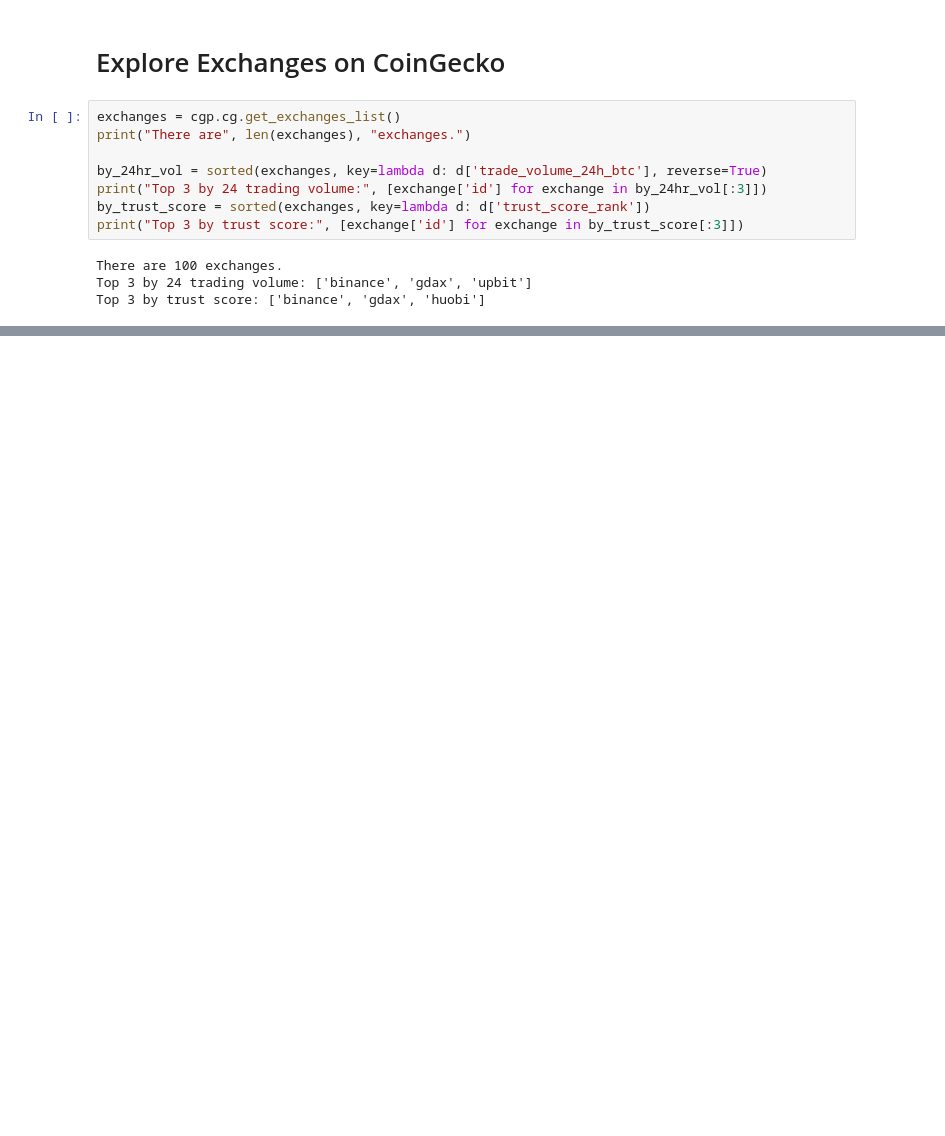
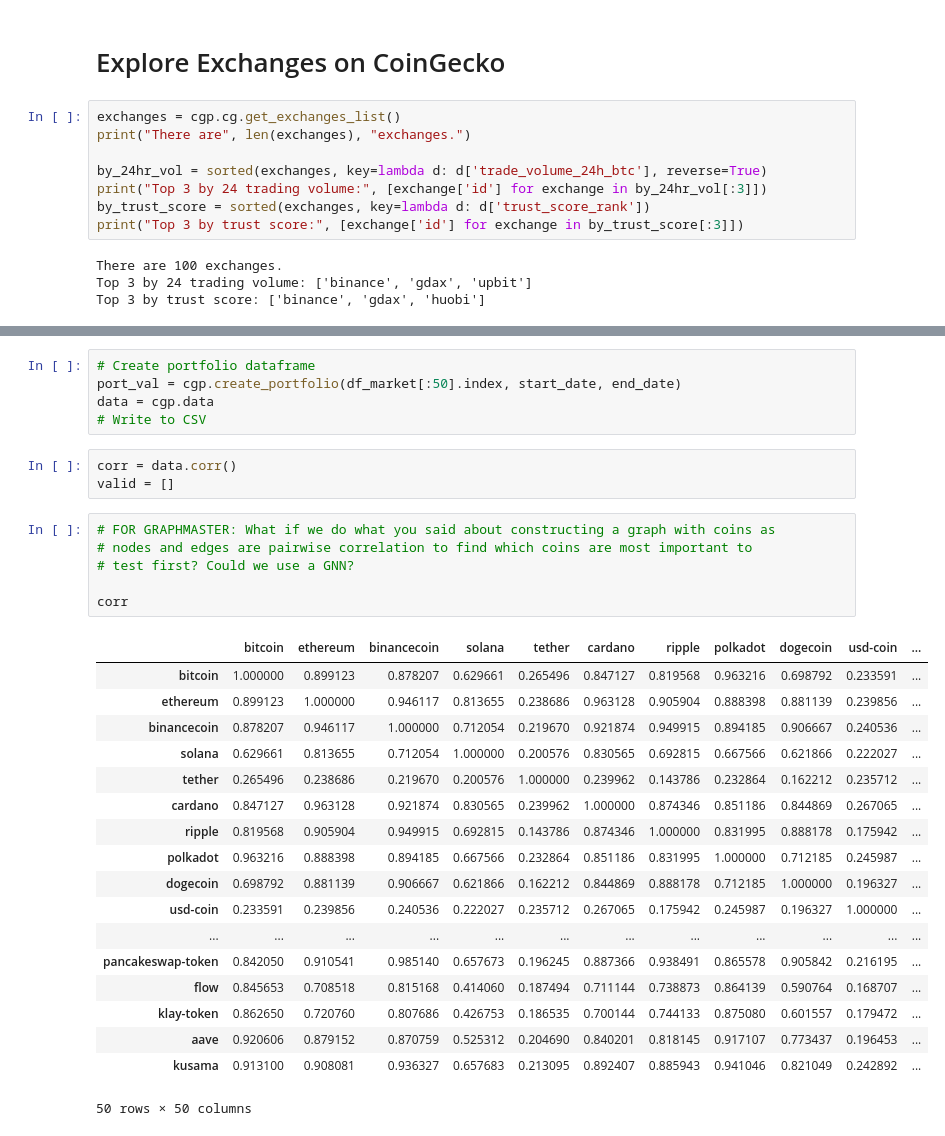
Before and after one commit to jcanedo279/cointegridy, a Jupyter notebook: src/cointegration.ipynb, the cells around one changed output, grey strips where cells are left out. Cells and saved outputs as stored; diff of their text form; blank space fills up the shorter version.

Commit message:
Coin search

```diff
--- a/src/cointegration.ipynb
+++ b/src/cointegration.ipynb
@@ -258,0 +280,33 @@ tickers = cgp.cg.get_exchanges_tickers_by_id(binance['id'])
+# %%
+# Create portfolio dataframe
+port_val = cgp.create_portfolio(df_market[:50].index, start_date, end_date)
+data = cgp.data
+# Write to CSV
+# %%
+corr = data.corr()
+valid = []
+# %%
+# FOR GRAPHMASTER: What if we do what you said about constructing a graph with coins as
+# nodes and edges are pairwise correlation to find which coins are most important to
+# test first? Could we use a GNN?
+
+corr
+# %% [output]
+|  | bitcoin | ethereum | binancecoin | solana | tether | cardano | ripple | polkadot | dogecoin | usd-coin | ... |
+| bitcoin | 1.000000 | 0.899123 | 0.878207 | 0.629661 | 0.265496 | 0.847127 | 0.819568 | 0.963216 | 0.698792 | 0.233591 | ... |
+| ethereum | 0.899123 | 1.000000 | 0.946117 | 0.813655 | 0.238686 | 0.963128 | 0.905904 | 0.888398 | 0.881139 | 0.239856 | ... |
+| binancecoin | 0.878207 | 0.946117 | 1.000000 | 0.712054 | 0.219670 | 0.921874 | 0.949915 | 0.894185 | 0.906667 | 0.240536 | ... |
+| solana | 0.629661 | 0.813655 | 0.712054 | 1.000000 | 0.200576 | 0.830565 | 0.692815 | 0.667566 | 0.621866 | 0.222027 | ... |
+| tether | 0.265496 | 0.238686 | 0.219670 | 0.200576 | 1.000000 | 0.239962 | 0.143786 | 0.232864 | 0.162212 | 0.235712 | ... |
+| cardano | 0.847127 | 0.963128 | 0.921874 | 0.830565 | 0.239962 | 1.000000 | 0.874346 | 0.851186 | 0.844869 | 0.267065 | ... |
+| ripple | 0.819568 | 0.905904 | 0.949915 | 0.692815 | 0.143786 | 0.874346 | 1.000000 | 0.831995 | 0.888178 | 0.175942 | ... |
+| polkadot | 0.963216 | 0.888398 | 0.894185 | 0.667566 | 0.232864 | 0.851186 | 0.831995 | 1.000000 | 0.712185 | 0.245987 | ... |
+| dogecoin | 0.698792 | 0.881139 | 0.906667 | 0.621866 | 0.162212 | 0.844869 | 0.888178 | 0.712185 | 1.000000 | 0.196327 | ... |
+| usd-coin | 0.233591 | 0.239856 | 0.240536 | 0.222027 | 0.235712 | 0.267065 | 0.175942 | 0.245987 | 0.196327 | 1.000000 | ... |
+| ... | ... | ... | ... | ... | ... | ... | ... | ... | ... | ... | ... |
+| pancakeswap-token | 0.842050 | 0.910541 | 0.985140 | 0.657673 | 0.196245 | 0.887366 | 0.938491 | 0.865578 | 0.905842 | 0.216195 | ... |
+| flow | 0.845653 | 0.708518 | 0.815168 | 0.414060 | 0.187494 | 0.711144 | 0.738873 | 0.864139 | 0.590764 | 0.168707 | ... |
+| klay-token | 0.862650 | 0.720760 | 0.807686 | 0.426753 | 0.186535 | 0.700144 | 0.744133 | 0.875080 | 0.601557 | 0.179472 | ... |
+| aave | 0.920606 | 0.879152 | 0.870759 | 0.525312 | 0.204690 | 0.840201 | 0.818145 | 0.917107 | 0.773437 | 0.196453 | ... |
+| kusama | 0.913100 | 0.908081 | 0.936327 | 0.657683 | 0.213095 | 0.892407 | 0.885943 | 0.941046 | 0.821049 | 0.242892 | ... |
+50 rows × 50 columns
```
Also changed, not shown: parts of 7 cells of this notebook.
